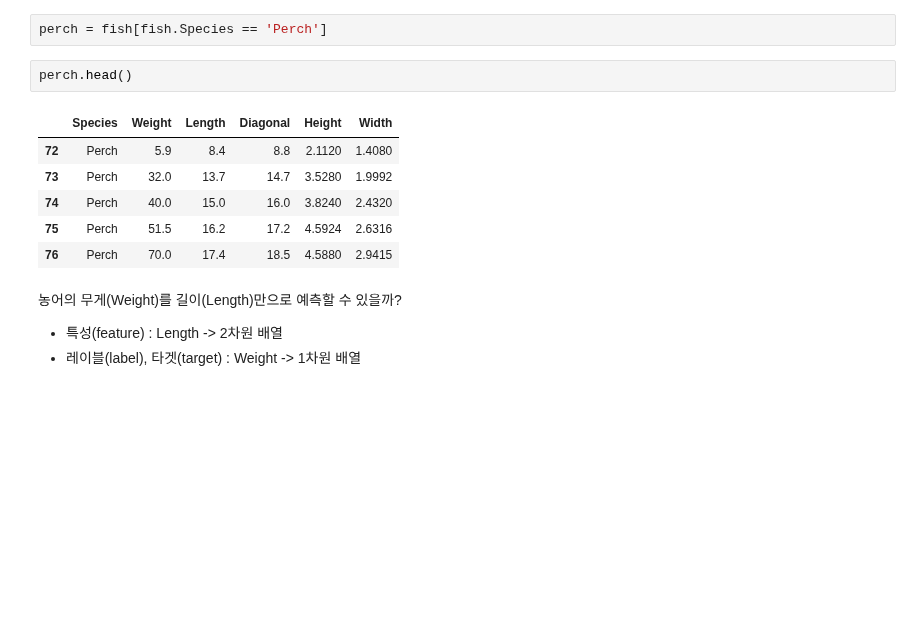
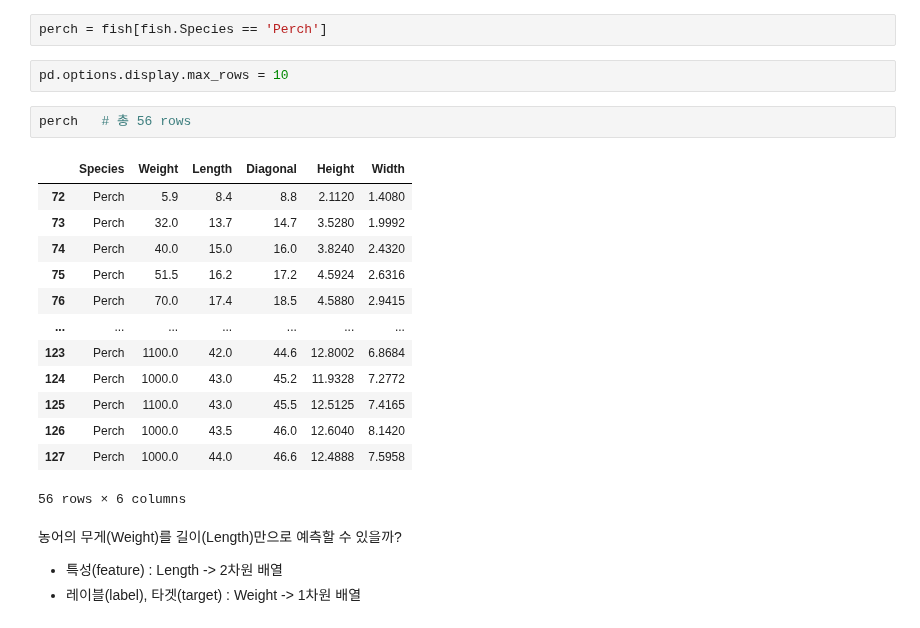
Before and after one commit to Sjleerodls/Data_Analysis, a Jupyter notebook: lab_da/ml05_regression.ipynb, the cells around one changed output. Saved outputs shown, nothing was run; the diff lists cells and outputs as text; blank space fills up the shorter version.

```diff
--- a/lab_da/ml05_regression.ipynb
+++ b/lab_da/ml05_regression.ipynb
@@ -51,15 +58,24 @@ fish.tail()
 | 158 | Smelt | 19.9 | 15.0 | 16.2 | 2.9322 | 1.8792 |
 # %%
 perch = fish[fish.Species == 'Perch']
-# %%
-perch.head()
-# %% [output]
-|  | Species | Weight | Length | Diagonal | Height | Width |
-| 72 | Perch | 5.9 | 8.4 | 8.8 | 2.1120 | 1.4080 |
-| 73 | Perch | 32.0 | 13.7 | 14.7 | 3.5280 | 1.9992 |
-| 74 | Perch | 40.0 | 15.0 | 16.0 | 3.8240 | 2.4320 |
-| 75 | Perch | 51.5 | 16.2 | 17.2 | 4.5924 | 2.6316 |
-| 76 | Perch | 70.0 | 17.4 | 18.5 | 4.5880 | 2.9415 |
+# %%
+pd.options.display.max_rows = 10
+# %%
+perch   # 총 56 rows
+# %% [output]
+|  | Species | Weight | Length | Diagonal | Height | Width |
+| 72 | Perch | 5.9 | 8.4 | 8.8 | 2.1120 | 1.4080 |
+| 73 | Perch | 32.0 | 13.7 | 14.7 | 3.5280 | 1.9992 |
+| 74 | Perch | 40.0 | 15.0 | 16.0 | 3.8240 | 2.4320 |
+| 75 | Perch | 51.5 | 16.2 | 17.2 | 4.5924 | 2.6316 |
+| 76 | Perch | 70.0 | 17.4 | 18.5 | 4.5880 | 2.9415 |
+| ... | ... | ... | ... | ... | ... | ... |
+| 123 | Perch | 1100.0 | 42.0 | 44.6 | 12.8002 | 6.8684 |
+| 124 | Perch | 1000.0 | 43.0 | 45.2 | 11.9328 | 7.2772 |
+| 125 | Perch | 1100.0 | 43.0 | 45.5 | 12.5125 | 7.4165 |
+| 126 | Perch | 1000.0 | 43.5 | 46.0 | 12.6040 | 8.1420 |
+| 127 | Perch | 1000.0 | 44.0 | 46.6 | 12.4888 | 7.5958 |
+56 rows × 6 columns
 # %% [markdown]
 농어의 무게(Weight)를 길이(Length)만으로 예측할 수 있을까?
 * 특성(feature) : Length -> 2차원 배열
```
Also changed, not shown: parts of 104 cells of this notebook.
